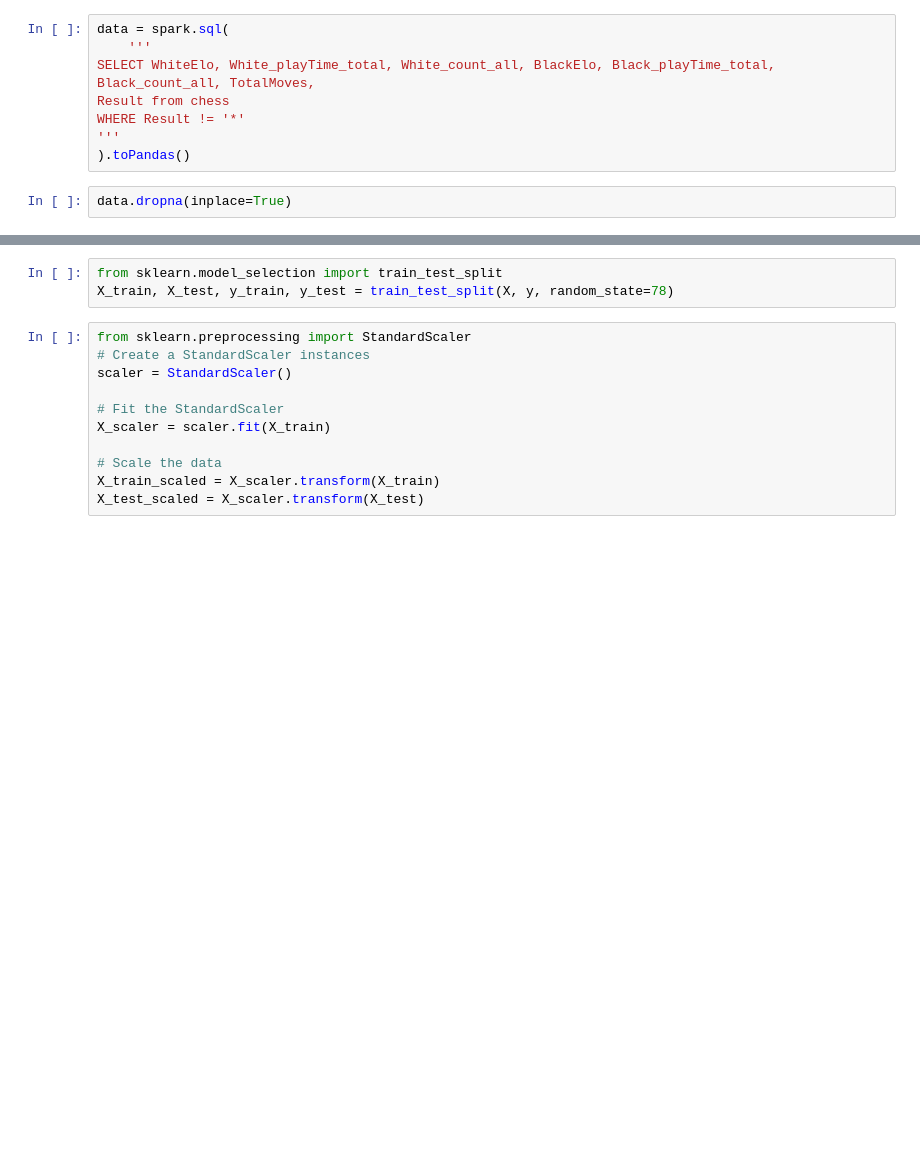
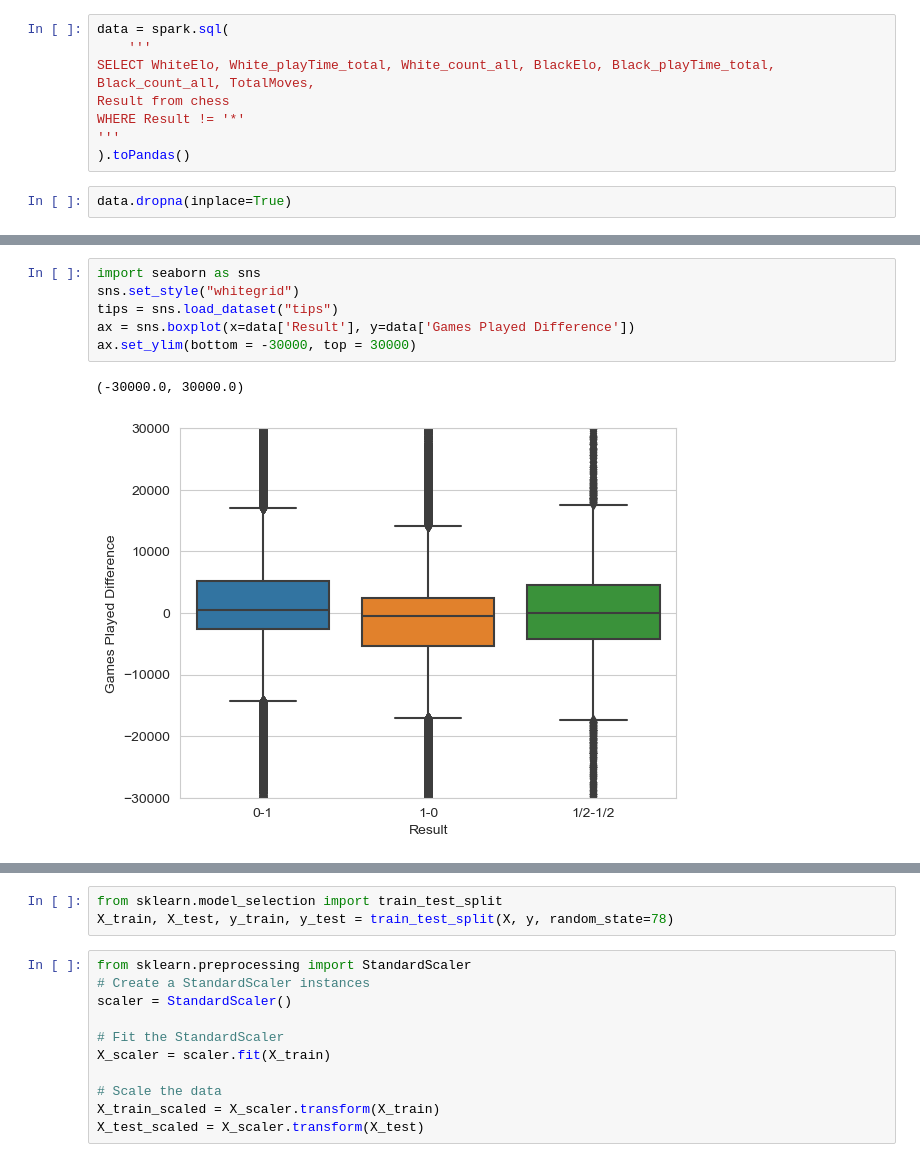
Before and after one commit to ID216135/project-4, a Jupyter notebook: data_exploration.ipynb, the cells around one changed output, grey strips where cells are left out. Drawn from its saved outputs; the diff is of its cells as text; blank space fills up the shorter version.

```diff
--- a/data_exploration.ipynb
+++ b/data_exploration.ipynb
@@ -29,0 +73,9 @@ data.dropna(inplace=True)
+# %%
+import seaborn as sns
+sns.set_style("whitegrid")
+tips = sns.load_dataset("tips")
+ax = sns.boxplot(x=data['Result'], y=data['Games Played Difference'])
+ax.set_ylim(bottom = -30000, top = 30000)
+# %% [output]
+(-30000.0, 30000.0)
+[figure, added]
```
Also changed, not shown: parts of 16 cells of this notebook.
